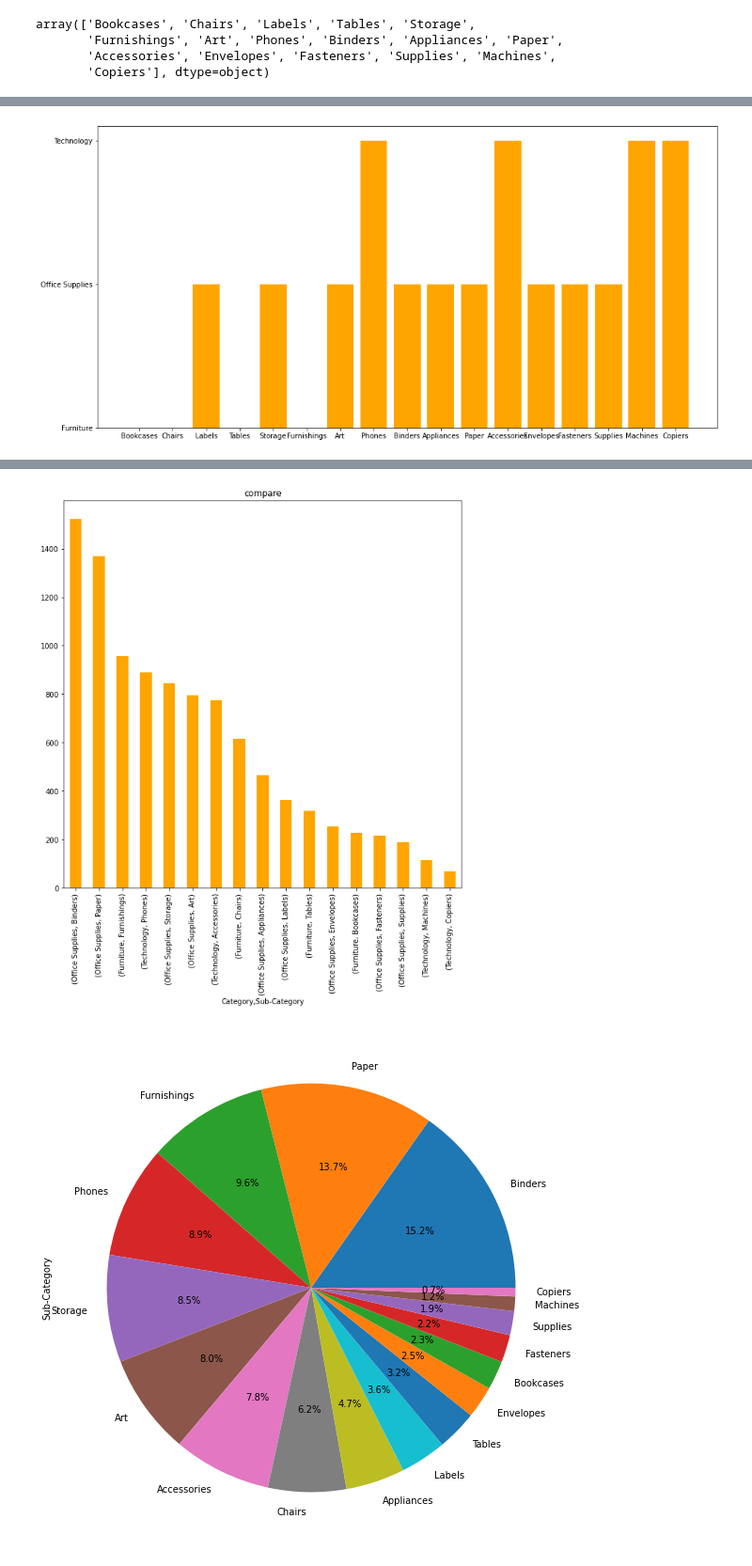
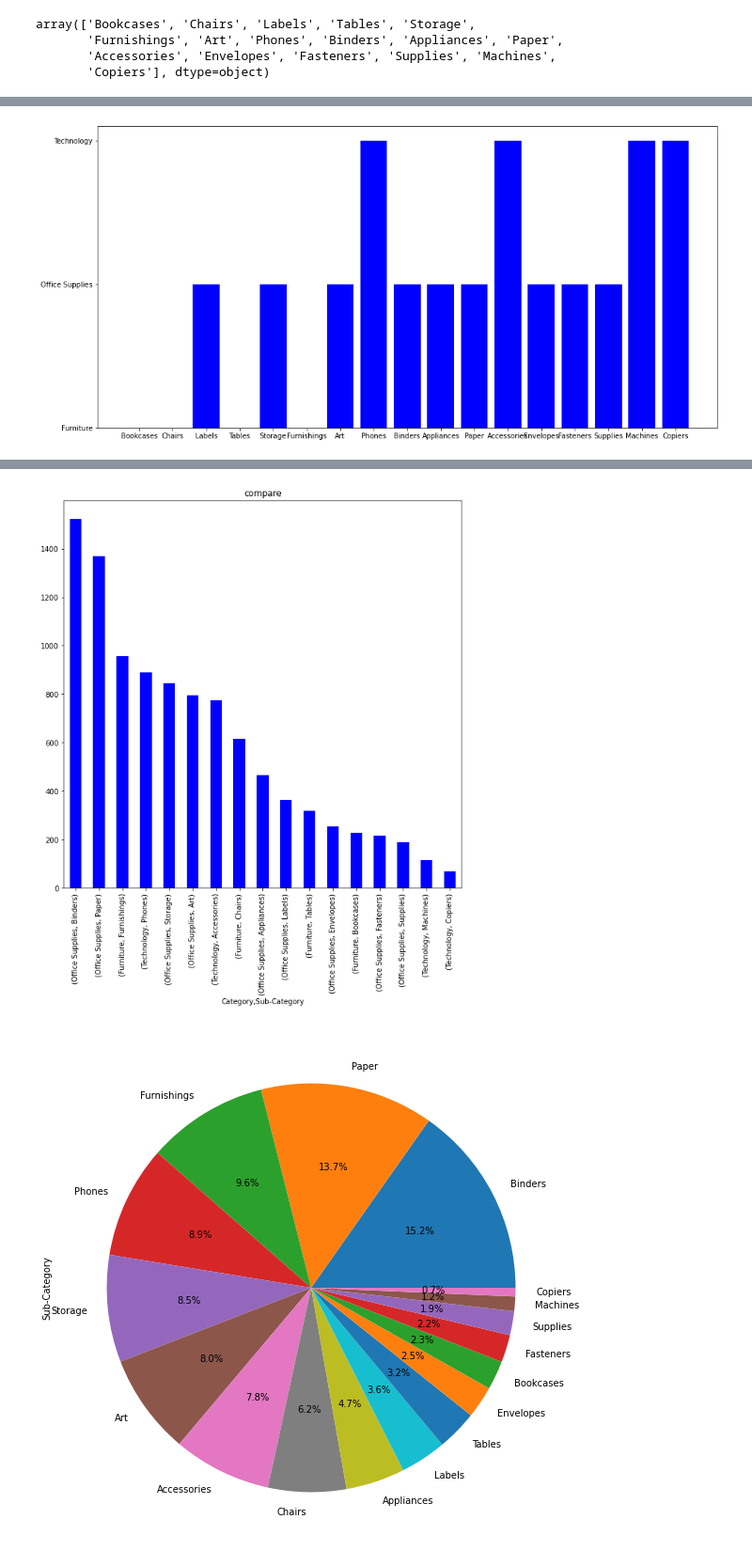
Before and after one commit to Topinder-chettri/Data-Science-And-Business-analytics-task-1, a Jupyter notebook: GRIP_Task_3_Exploratory_Data_Analysis_Retail.ipynb, the cells around one changed output, grey strips where cells are left out. Shown at 94% size. Saved outputs shown, nothing was run; the diff lists cells and outputs as text; code cells hidden in the pictures.

```diff
--- a/GRIP_Task_3_Exploratory_Data_Analysis_Retail.ipynb
+++ b/GRIP_Task_3_Exploratory_Data_Analysis_Retail.ipynb
@@ -163,10 +163,10 @@ Copiers          68
 Name: Sub-Category, dtype: int64
 # %%
 plt.figure(figsize=(16,8))
-plt.bar('Sub-Category','Category',data=df,color='orange')
+plt.bar('Sub-Category','Category',data=df,color='b')
 plt.show()
 # %% [output]
-[figure, old version]
+[figure, new version]
 # %%
 x=df[['Category','Sub-Category']].value_counts()
 print(x)
@@ -192,10 +192,10 @@ Technology       Machines         115
 dtype: int64
 # %%
 plt.figure(figsize=(10,10))
-x.plot.bar(x="Category", y="Sub-Category", title="compare",color="orange");
+x.plot.bar(x="Category", y="Sub-Category", title="compare",color="b");
 plt.show()
 # %% [output]
-[figure, old version]
+[figure, new version]
 # %%
 plt.figure(figsize=(12,10))
 df['Sub-Category'].value_counts().plot.pie(autopct="%1.1f%%")
```
Also changed, not shown: parts of 6 cells of this notebook.
